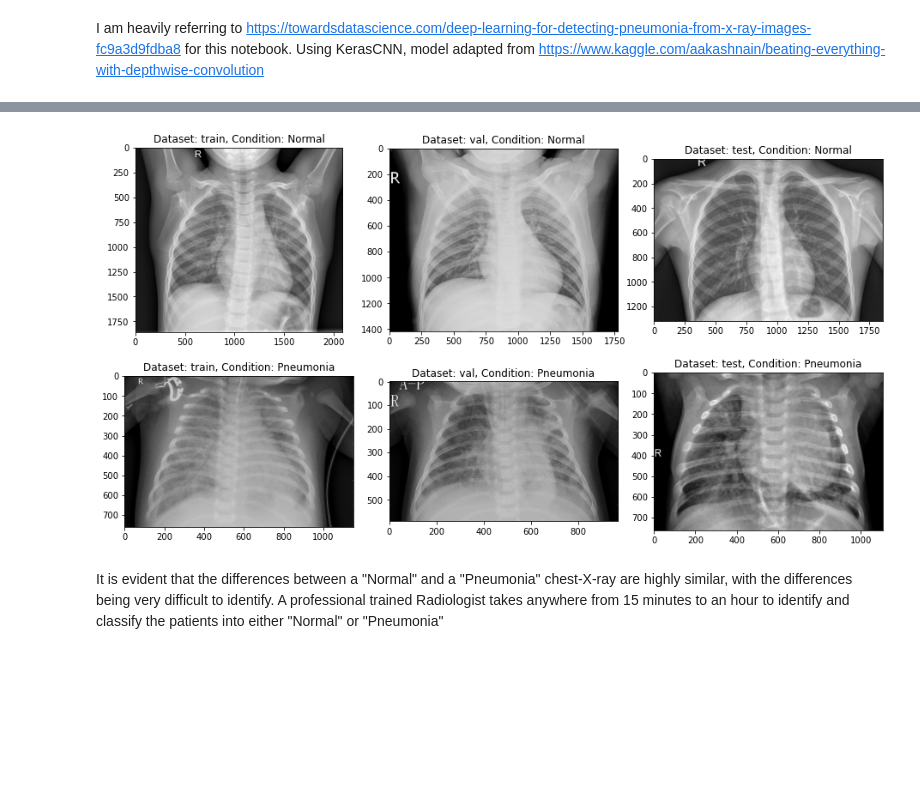
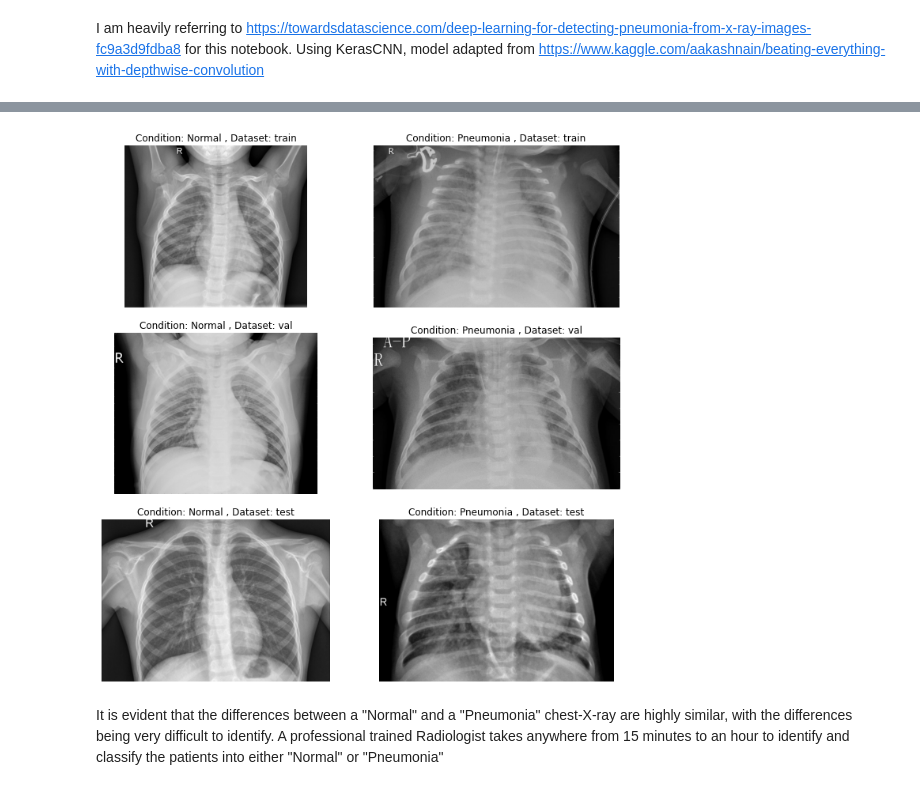
Before and after one commit to cs3244-08-19s2/cs3244, a Jupyter notebook: PneumoniaDetector_KerasCNN.ipynb, the cells around one changed output, grey strips where cells are left out. Saved outputs shown, nothing was run; the diff lists cells and outputs as text; code cells hidden in the pictures; blank space fills up the shorter version.

```diff
--- a/PneumoniaDetector_KerasCNN.ipynb
+++ b/PneumoniaDetector_KerasCNN.ipynb
@@ -24,22 +27,34 @@ import tensorflow as tf
 # %%
 ### System Settings ###
 pdiv = "/" if platform.system() == "Windows" else "\\"
 
 ### Visualising the Dataset ###
-fig, ax = plt.subplots(2, 3, figsize=(13, 7))
-ax = ax.ravel()
+#fig, axarr = plt.subplots(2, 3, figsize=(13, 7)) #Horizontal Arrangement
+fig, axarr = plt.subplots(3, 2, figsize=(10,10)) #Vertical Arrangement
 plt.tight_layout()
 path = ".{}chest_xray{}".format(pdiv,pdiv)
 
 
 ## We Grayscale the images to better spot the differences ###
+#Horizontal Arrangement
+#for i, _set in enumerate(['train', 'val', 'test']):
+#    axarr[0,i].imshow(plt.imread(path+_set+pdiv+'NORMAL'+pdiv+os.listdir(path+_set+pdiv+'NORMAL')[0]), cmap='gray')
+#    axarr[0,i].set_title('Condition: Normal , Dataset: {}'.format(_set))
+#    axarr[0,i].axis('off')
+#    axarr[1,i].imshow(plt.imread(path+_set+pdiv+'PNEUMONIA'+pdiv+os.listdir(path+_set+pdiv+'PNEUMONIA')[0]), cmap='gray')
+#    axarr[1,i].set_title('Condition: Pneumonia , Dataset: {}'.format(_set))
+#    axarr[1,i].axis('off')
+
+#Vertical Arrangement
 for i, _set in enumerate(['train', 'val', 'test']):
-    ax[i].imshow(plt.imread(path+_set+pdiv+'NORMAL'+pdiv+os.listdir(path+_set+pdiv+'NORMAL')[0]), cmap='gray')
-    ax[i].set_title('Dataset: {}, Condition: Normal'.format(_set))
-    ax[i+3].imshow(plt.imread(path+_set+pdiv+'PNEUMONIA'+pdiv+os.listdir(path+_set+pdiv+'PNEUMONIA')[0]), cmap='gray')
-    ax[i+3].set_title('Dataset: {}, Condition: Pneumonia'.format(_set))
+    axarr[i,0].imshow(plt.imread(path+_set+pdiv+'NORMAL'+pdiv+os.listdir(path+_set+pdiv+'NORMAL')[0]), cmap='gray')
+    axarr[i,0].set_title('Condition: Normal , Dataset: {}'.format(_set))
+    axarr[i,0].axis('off')
+    axarr[i,1].imshow(plt.imread(path+_set+pdiv+'PNEUMONIA'+pdiv+os.listdir(path+_set+pdiv+'PNEUMONIA')[0]), cmap='gray')
+    axarr[i,1].set_title('Condition: Pneumonia , Dataset: {}'.format(_set))
+    axarr[i,1].axis('off')
 # %% [output]
-[figure, old version]
+[figure, new version]
 # %% [markdown]
 It is evident that the differences between a "Normal" and a "Pneumonia" chest-X-ray are highly similar, with the differences being very difficult to identify. A professional trained Radiologist takes anywhere from 15 minutes to an hour to identify and classify the patients into either "Normal" or "Pneumonia"
 # %%
```
Also changed, not shown: parts of 11 cells of this notebook.
